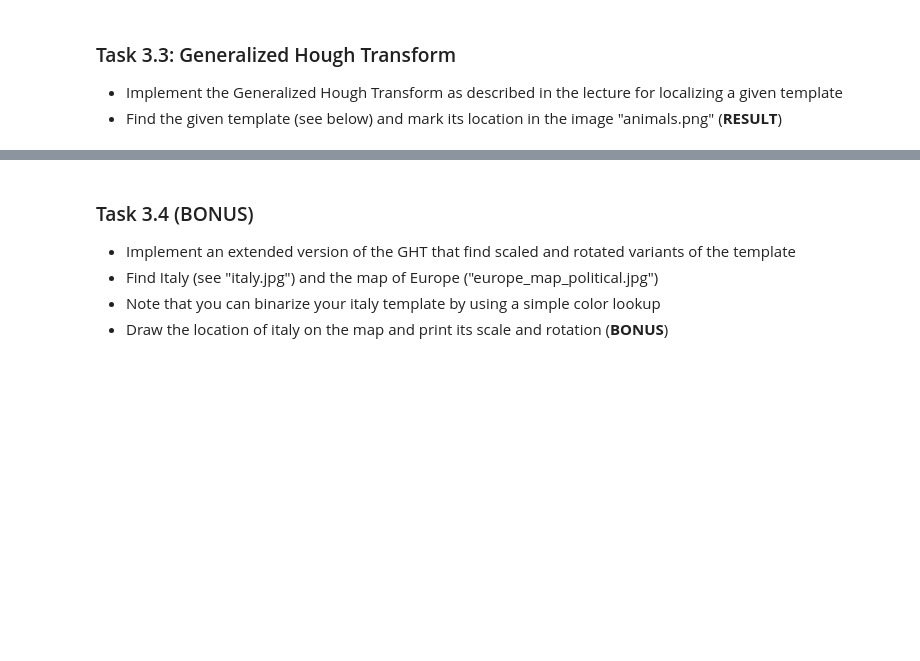
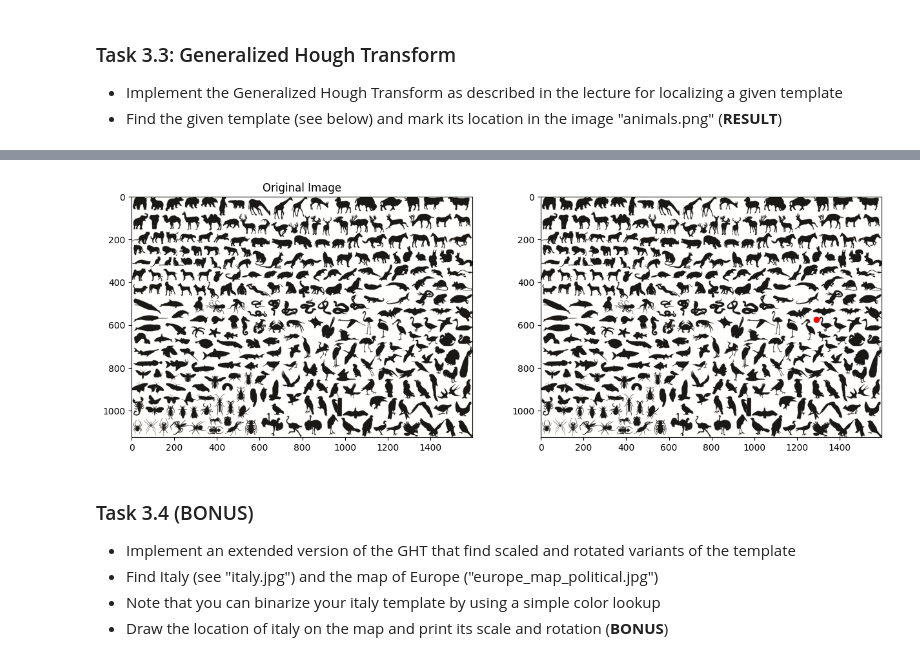
Before and after one commit to DuckDackRun/computer-vision, a Jupyter notebook: assignment03.ipynb, the cells around one changed output, grey strips where cells are left out. Cells and saved outputs as stored; diff of their text form; code cells hidden in the pictures; blank space fills up the shorter version.

```diff
--- a/assignment03.ipynb
+++ b/assignment03.ipynb
@@ -234,3 +331,16 @@ ax3.imshow(bat_edge)
+# %%
+fig, ax = plt.subplots(1, 2, figsize=(15, 5))
+ax[0].imshow(animals)
+ax[0].set_title("Original Image")
+ax[1].imshow(animals)
+y, x = np.unravel_index(np.argmax(votingCenter), votingCenter.shape)
+ax[1].plot(x, y, 'ro')
+# cx, cy = (ymax-ymin)//2+ymin, (xmax-xmin)//2+xmin
+# ax[1].plot(cy, cx, 'ro')
+# actual solution is on (540, 1326)
+plt.show()
+# %% [output]
+[figure, added]
 # %% [markdown]
 ### Task 3.4 (BONUS)
 * Implement an extended version of the GHT that find scaled and rotated variants of the template
```
Also changed, not shown: parts of 8 cells of this notebook.
